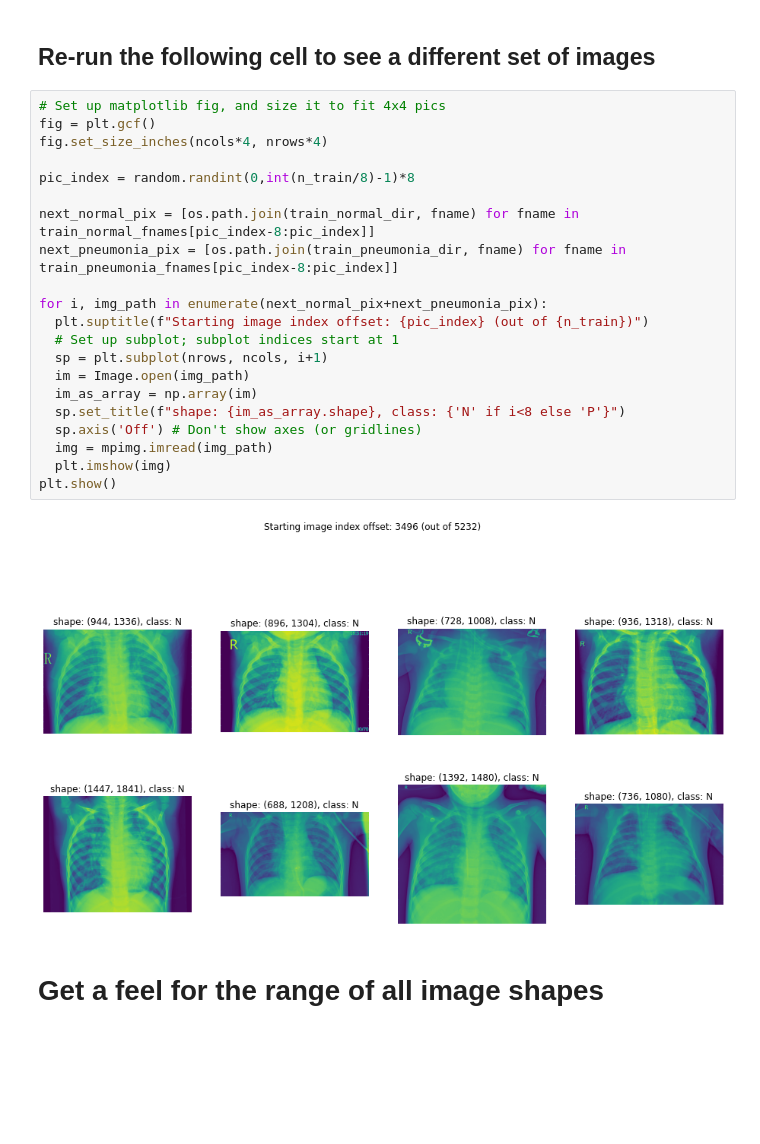
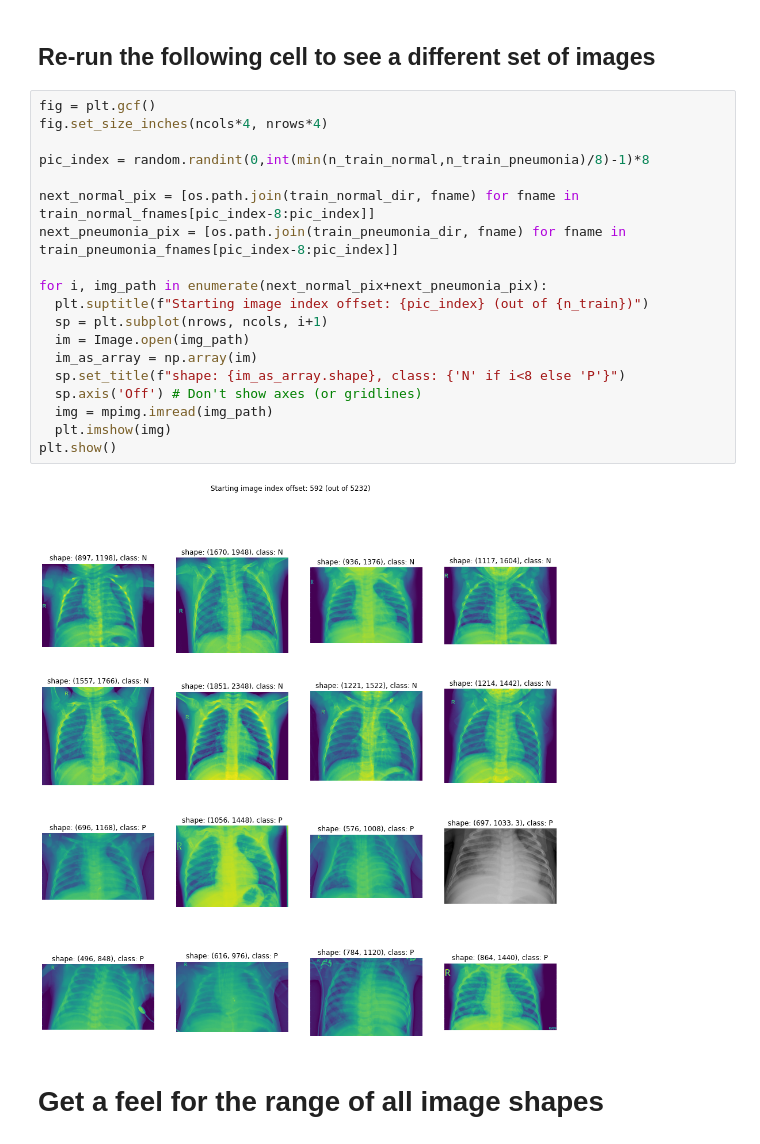
Before and after one commit to sacontreras/dsc-mod-4-project-v2-1-online-ds-sp-000, a Jupyter notebook: mod4-project.ipynb, the cells around one changed output. Drawn from its saved outputs; the diff is of its cells as text; blank space fills up the shorter version.

```diff
--- a/mod4-project.ipynb
+++ b/mod4-project.ipynb
@@ -158,28 +154,26 @@ pic_index = 0 # Index for iterating over images
 # %% [markdown]
 ## Re-run the following cell to see a different set of images
 # %%
-# Set up matplotlib fig, and size it to fit 4x4 pics
 fig = plt.gcf()
 fig.set_size_inches(ncols*4, nrows*4)
 
-pic_index = random.randint(0,int(n_train/8)-1)*8
+pic_index = random.randint(0,int(min(n_train_normal,n_train_pneumonia)/8)-1)*8
 
 next_normal_pix = [os.path.join(train_normal_dir, fname) for fname in train_normal_fnames[pic_index-8:pic_index]]
 next_pneumonia_pix = [os.path.join(train_pneumonia_dir, fname) for fname in train_pneumonia_fnames[pic_index-8:pic_index]]
 
 for i, img_path in enumerate(next_normal_pix+next_pneumonia_pix):
   plt.suptitle(f"Starting image index offset: {pic_index} (out of {n_train})")
-  # Set up subplot; subplot indices start at 1
   sp = plt.subplot(nrows, ncols, i+1)
   im = Image.open(img_path)
   im_as_array = np.array(im)
   sp.set_title(f"shape: {im_as_array.shape}, class: {'N' if i<8 else 'P'}")
   sp.axis('Off') # Don't show axes (or gridlines)
   img = mpimg.imread(img_path)
   plt.imshow(img)
 plt.show()
 # %% [output]
-[figure, old version]
+[figure, new version]
 # %% [markdown]
 # Get a feel for the range of all image shapes
 # %%
```
Also changed, not shown: parts of 14 cells of this notebook.
